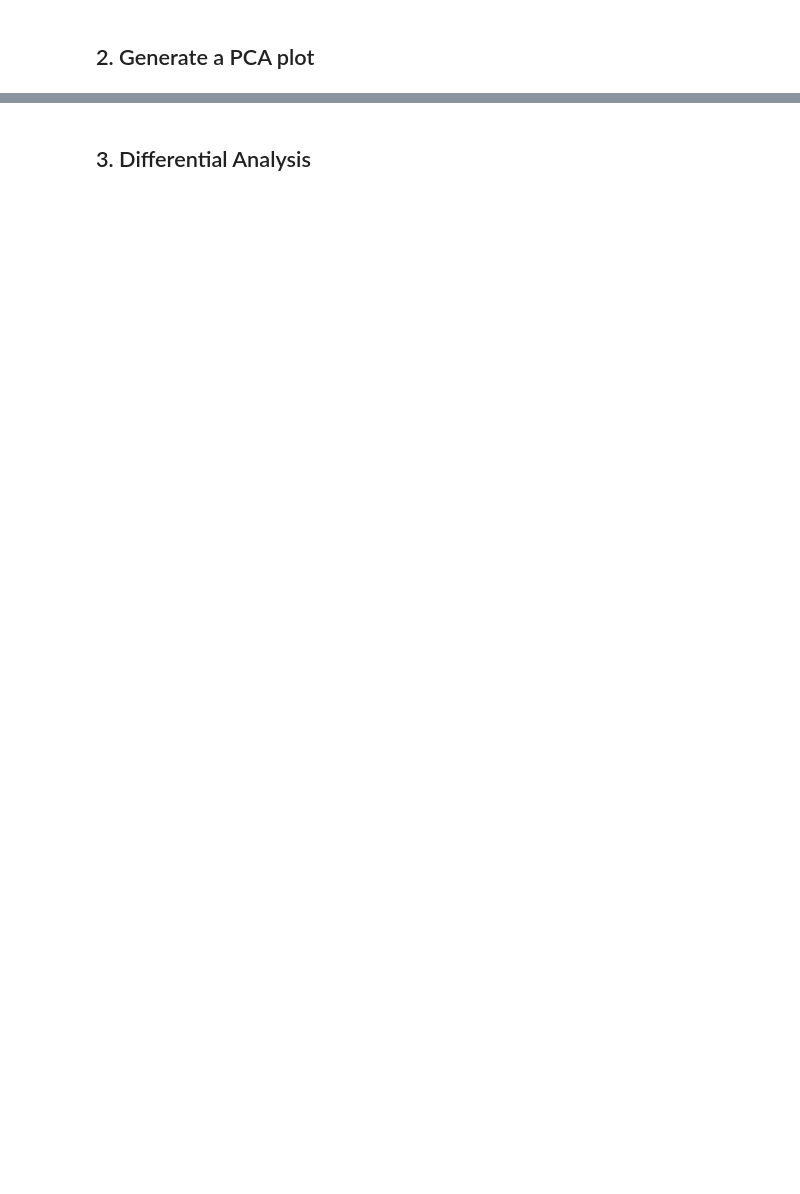
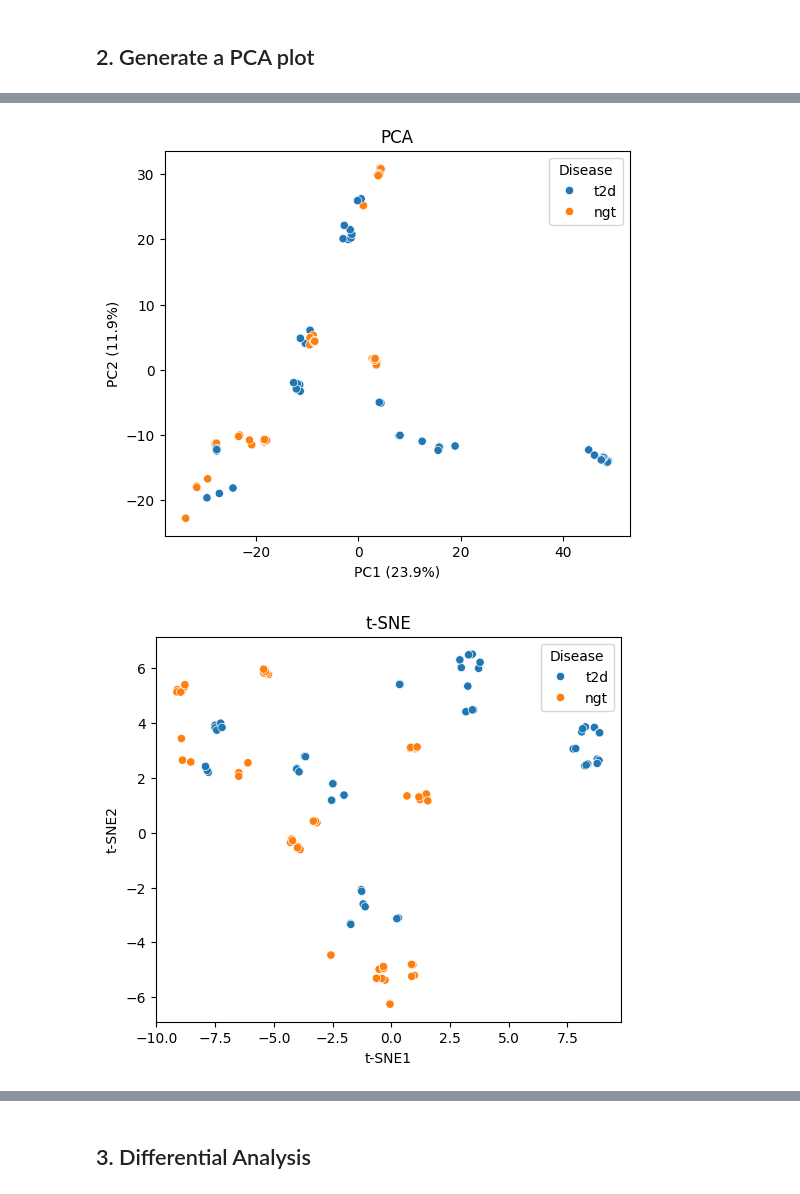
Before and after one commit to danielgeorge922/cgs4144_project, a Jupyter notebook: 02_data_exploration.ipynb, the cells around one changed output, grey strips where cells are left out. Cells and saved outputs as stored; diff of their text form; code cells hidden in the pictures; blank space fills up the shorter version.

```diff
--- a/02_data_exploration.ipynb
+++ b/02_data_exploration.ipynb
@@ -114,0 +163,31 @@ plt.show()
+# %%
+#FIXME remove before pushing
+# ----- PCA only -----
+plt.figure(figsize=(6,5))
+sns.scatterplot(x=pca_coords[:,0], y=pca_coords[:,1], hue=labels)
+plt.xlabel(f"PC1 ({pca.explained_variance_ratio_[0]*100:.1f}%)")
+plt.ylabel(f"PC2 ({pca.explained_variance_ratio_[1]*100:.1f}%)")
+plt.title("PCA")
+plt.legend(title="Disease")
+plt.show()
+
+# ----- t-SNE only -----
+plt.figure(figsize=(6,5))
+sns.scatterplot(x=tsne_coords[:,0], y=tsne_coords[:,1], hue=labels)
+plt.xlabel("t-SNE1")
+plt.ylabel("t-SNE2")
+plt.title("t-SNE")
+plt.legend(title="Disease")
+plt.show()
+
+# ----- UMAP only -----
+plt.figure(figsize=(6,5))
+sns.scatterplot(x=umap_coords[:,0], y=umap_coords[:,1], hue=labels)
+plt.xlabel("UMAP1")
+plt.ylabel("UMAP2")
+plt.title("UMAP")
+plt.legend(title="Disease")
+plt.show()
+# %% [output]
+[figure, added]
+[figure, added]
```
Also changed, not shown: parts of 8 cells of this notebook, 13 other files.
